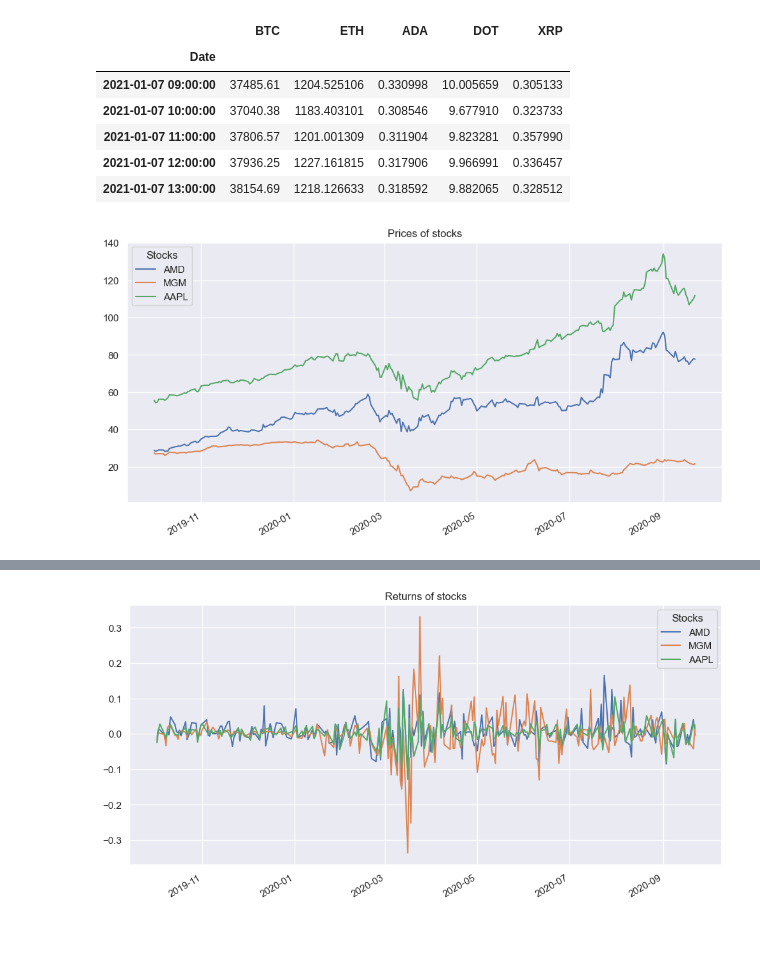
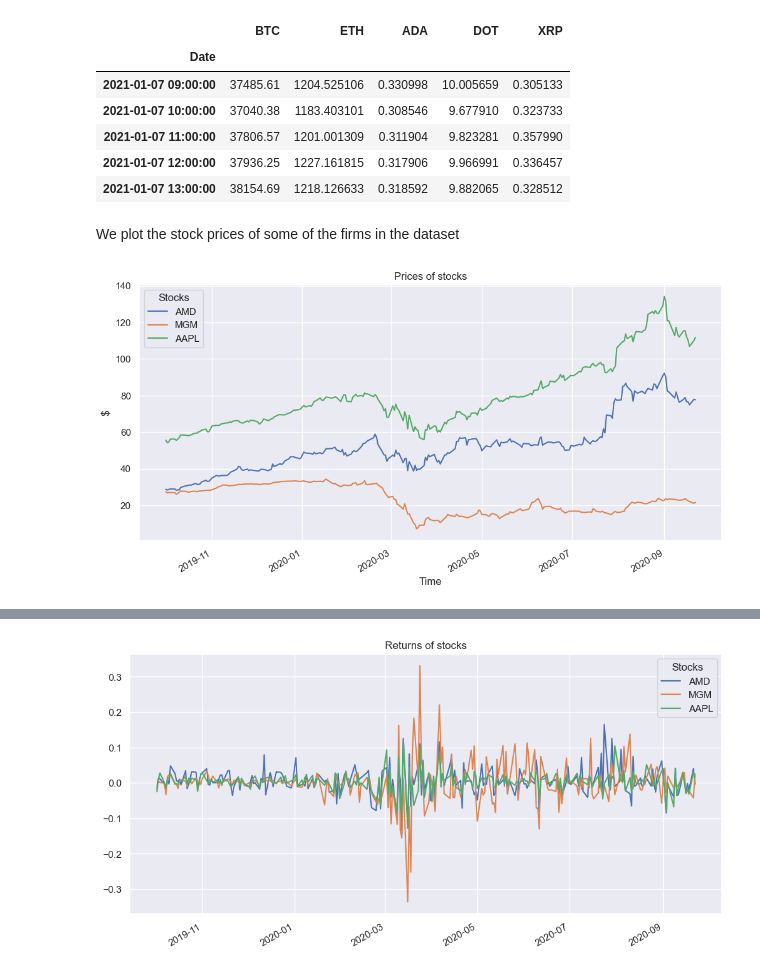
Before and after one commit to luigiselmi/finstat, a Jupyter notebook: palomar/ch6_portfolio_basics.ipynb, the cells around one changed output, grey strips where cells are left out. Drawn from its saved outputs; the diff is of its cells as text; code cells hidden in the pictures; blank space fills up the shorter version.

```diff
--- a/palomar/ch6_portfolio_basics.ipynb
+++ b/palomar/ch6_portfolio_basics.ipynb
@@ -107,14 +107,17 @@ cryptos_2017to2021_hourly.iloc[:, :5].head()
 | 2021-01-07 11:00:00 | 37806.57 | 1201.001309 | 0.311904 | 9.823281 | 0.357990 |
 | 2021-01-07 12:00:00 | 37936.25 | 1227.161815 | 0.317906 | 9.966991 | 0.336457 |
 | 2021-01-07 13:00:00 | 38154.69 | 1218.126633 | 0.318592 | 9.882065 | 0.328512 |
+# %% [markdown]
+We plot the stock prices of some of the firms in the dataset
 # %%
 # Plot stock prices
 stock_prices = SP500_stocks_2015to2020[["AMD", "MGM", "AAPL"]].loc["2019-10":]
 fig, ax = plt.subplots(figsize=(12, 6))
 stock_prices.plot(ax=ax)
 ax.set_title('Prices of stocks')
-ax.set_xlabel(None)
+ax.set_xlabel('Time')
+ax.set_ylabel('$')
 ax.legend(title="Stocks")
 plt.show()
 # %% [output]
-[figure, old version]
+[figure, new version]
```
Also changed, not shown: parts of 21 cells of this notebook.
